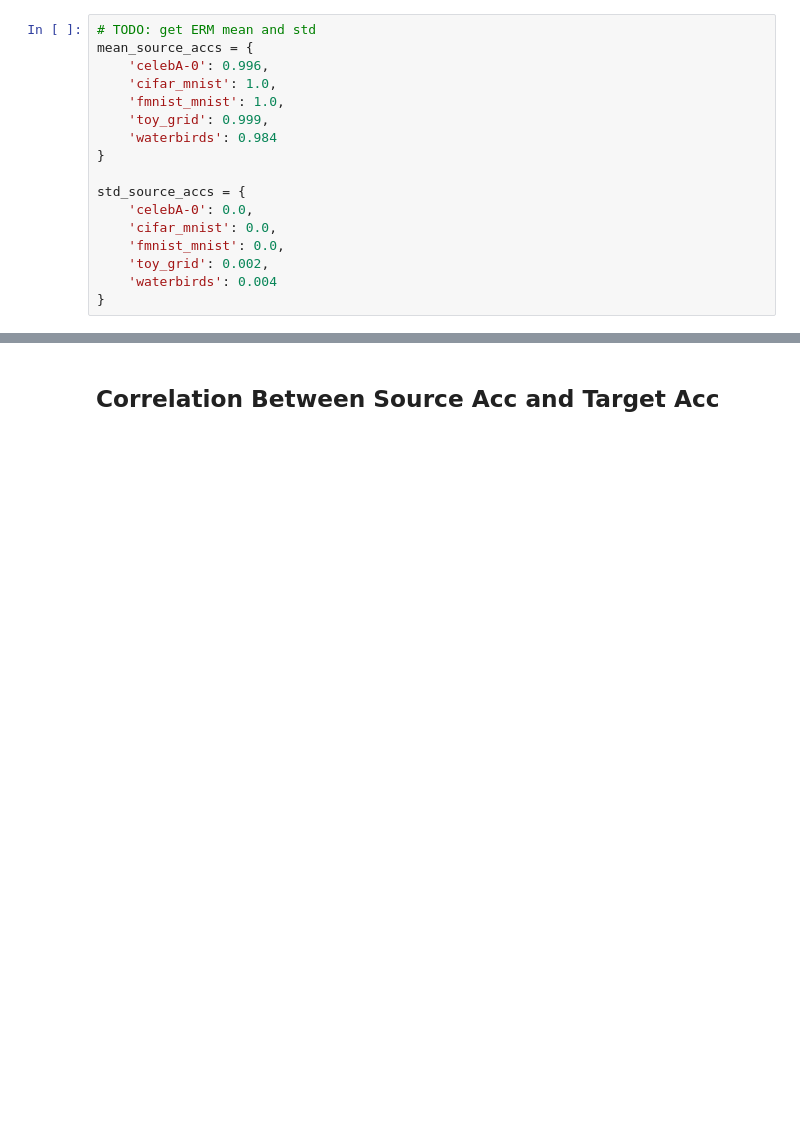
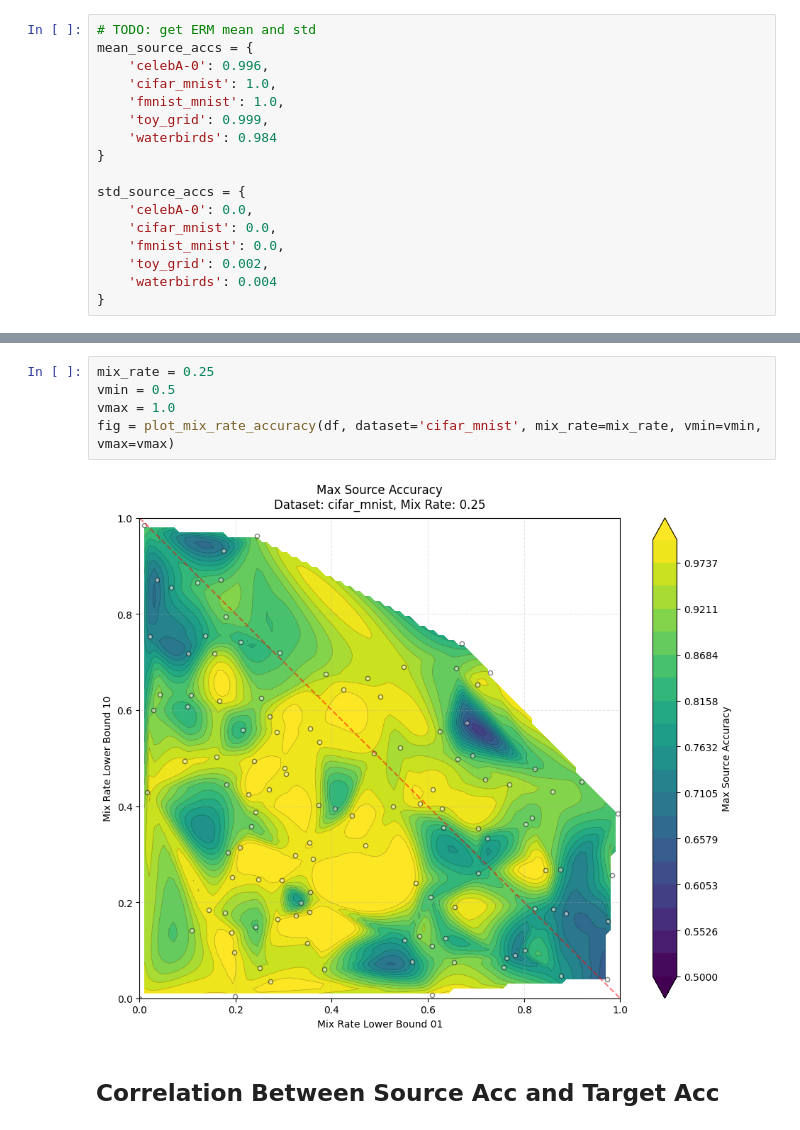
Before and after one commit to oliveradk/diverse-gen, a Jupyter notebook: experiments/250204_mix_rate_detection/1_mix_rate_pseudo_sweep.ipynb, the cells around one changed output, grey strips where cells are left out. Cells and saved outputs as stored; diff of their text form; blank space fills up the shorter version.

```diff
--- a/experiments/250204_mix_rate_detection/1_mix_rate_pseudo_sweep.ipynb
+++ b/experiments/250204_mix_rate_detection/1_mix_rate_pseudo_sweep.ipynb
@@ -361,3 +433,10 @@ plot_mix_rate_accuracy(df, dataset='waterbirds', mix_rate=mix_rate, vmin=0.95, v
+# %%
+mix_rate = 0.25
+vmin = 0.5
+vmax = 1.0
+fig = plot_mix_rate_accuracy(df, dataset='cifar_mnist', mix_rate=mix_rate, vmin=vmin, vmax=vmax)
+# %% [output]
+[figure, added]
 # %% [markdown]
 ## Correlation Between Source Acc and Target Acc
 # %%
```
Also changed, not shown: parts of 10 cells of this notebook.
